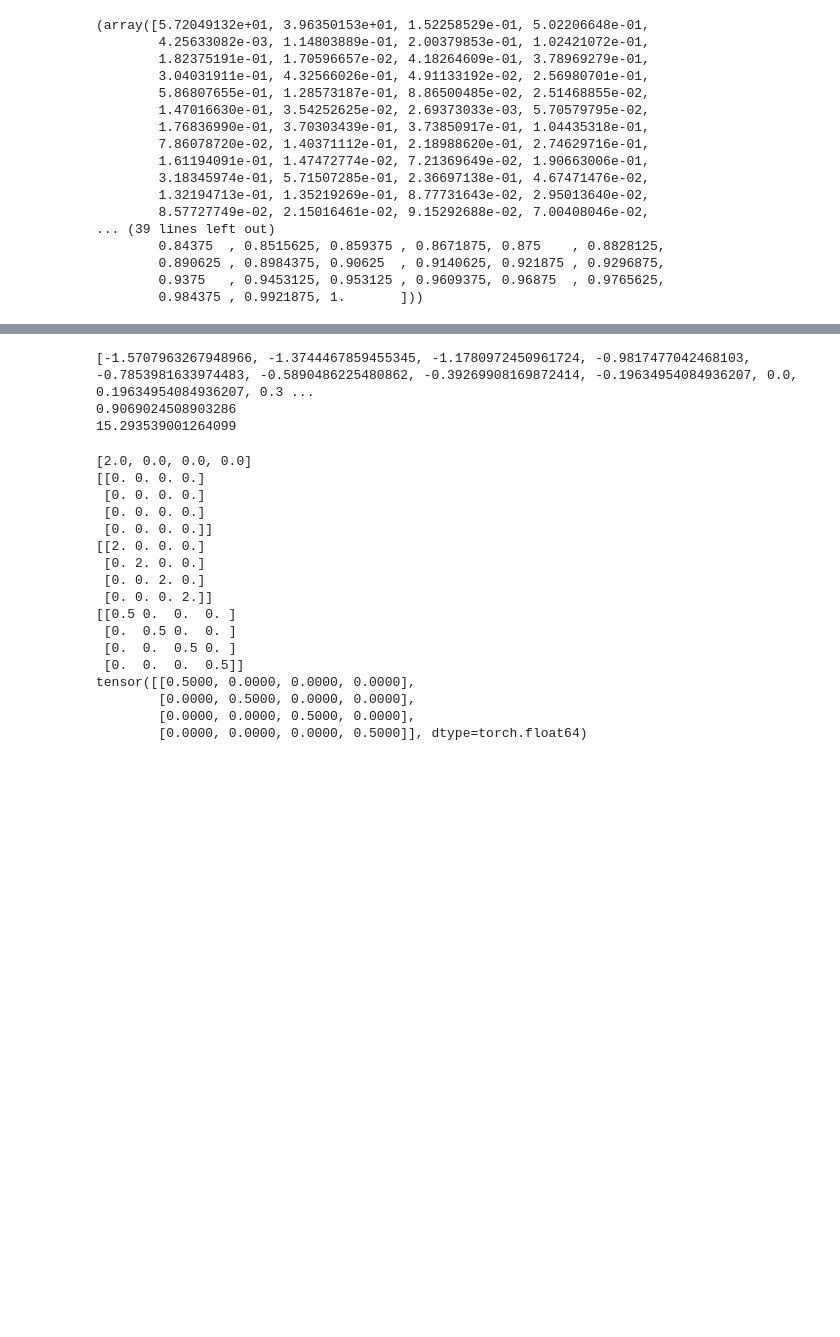
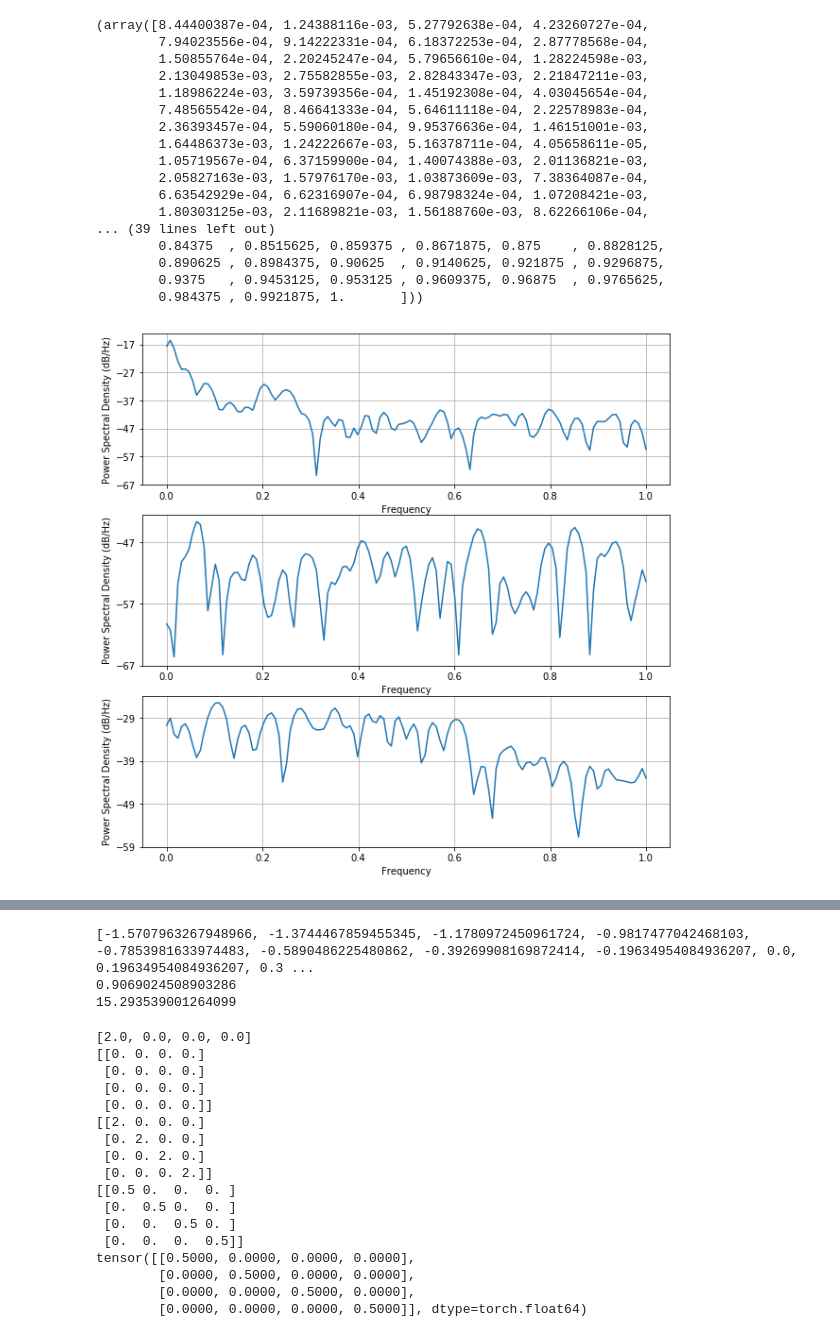
Before and after one commit to worden1/pytorch-CoopNets, a Jupyter notebook: gauss_mcmc.ipynb, the cells around one changed output, grey strips where cells are left out. Saved outputs shown, nothing was run; the diff lists cells and outputs as text; code cells hidden in the pictures; blank space fills up the shorter version.

Commit message:
mcmc补充和使用gauss仿真beta1,beta2

```diff
--- a/gauss_mcmc.ipynb
+++ b/gauss_mcmc.ipynb
@@ -26,10 +26,14 @@ def gauss_omega_mcmc_simulate(Y_0 ,langevin_step_size ,langevin_step_num ,sigma,
             cov[i][j] = c[abs(i - j)]
     inv_cov = np.linalg.inv(cov)
     inv_covariance = torch.Tensor(inv_cov)
+    #print(Y_tau)
+    #print(inv_covariance)
+    #print(Y_tau.matmul(inv_covariance))
     for i in range(langevin_step_num):
         noise = torch.randn(image_size)
         Y_tau = Y_tau - 0.5 * langevin_step_size * langevin_step_size * \
-        (2 * inv_covariance * Y_tau / sigma / sigma) + langevin_step_size * noise
+        (2 * Y_tau.matmul(inv_covariance) / sigma / sigma) + langevin_step_size * noise
+        #print(Y_tau, i)
     return Y_tau
 
 
@@ -38,7 +42,7 @@ def gauss_omega_mcmc_simulate_omega(Y_0 ,langevin_step_size ,langevin_step_num ,
     omegat = range(image_size)
     omega = [math.pi / image_size * (x - 0.5 * image_size) for x in omegat]
     #print(omega)
-    beta_omega = torch.Tensor([abs(xx ** beta / image_size ) for xx in omega])
+    beta_omega = torch.Tensor([(abs(xx) ** beta / image_size ) for xx in omega])
     #print(beta_omega)
     for i in range(langevin_step_num):
         Y_tau = Variable(Y_tau, requires_grad=True)
@@ -53,7 +57,7 @@ def gauss_omega_mcmc_simulate_omega(Y_0 ,langevin_step_size ,langevin_step_num ,
         log_pY.backward()
         #print(i, Y_tau, noise, Y_tau.grad)
         Y_tau = Y_tau + 0.5 * langevin_step_size * langevin_step_size * \
-        (Y_tau.grad) + langevin_step_size * noise
+        (Y_tau.grad / sigma / sigma) + langevin_step_size * noise
         #print(Y_tau)
     return Y_tau.data.numpy()
 #def gauss_omega_mcmc_simulate(Y_0 ,langevin_step_size ,langevin_step_num ,sigma, image_size, beta):
@@ -85,48 +89,51 @@ def gauss_omega_mcmc_simulate_omega(Y_0 ,langevin_step_size ,langevin_step_num ,
 # %%
 import pylab as plt
 langevin_step_size = 0.01
-sigma = 10
+sigma = 0.0618
 langevin_step_num = 2000
-H = 0.9
-beta = 0.1
-image_size = 200
+H = 0.99
+beta = -1.2
+image_size = 101
 
-Y_0 = sigma * torch.randn(image_size)
+Y_0 = 0.1 * sigma * torch.randn(image_size)
 Y_u0 = 0.1 * sigma * torch.rand(image_size)
 Y_u = 0.1 * sigma * torch.ones(image_size)
 
 Y_out2 = gauss_mcmc_simulate(Y_0 ,langevin_step_size ,langevin_step_num ,sigma, image_size)
-Y_out = gauss_omega_mcmc_simulate(Y_u ,langevin_step_size ,langevin_step_num ,sigma, image_size, H)
-Y_out1 = gauss_omega_mcmc_simulate_omega(Y_u ,langevin_step_size ,langevin_step_num ,sigma, image_size, beta)
+Y_out = gauss_omega_mcmc_simulate(Y_0 ,langevin_step_size ,langevin_step_num ,sigma, image_size, H)
+Y_out1 = gauss_omega_mcmc_simulate_omega(Y_0 ,langevin_step_size ,langevin_step_num ,sigma, image_size, beta)
 #print(Y_out)
 
+#print(Y_u)
+#print(Y_out)
 
 plt.figure(figsize=(10,10))
 plt.subplot(311)
 plt.psd(Y_out)
 #plt.subplot(212)
 plt.subplot(312)
 plt.psd(Y_0)
 plt.subplot(313)
 plt.psd(Y_out1)
 # %% [output]
-(array([5.72049132e+01, 3.96350153e+01, 1.52258529e-01, 5.02206648e-01,
-        4.25633082e-03, 1.14803889e-01, 2.00379853e-01, 1.02421072e-01,
-        1.82375191e-01, 1.70596657e-02, 4.18264609e-01, 3.78969279e-01,
-        3.04031911e-01, 4.32566026e-01, 4.91133192e-02, 2.56980701e-01,
-        5.86807655e-01, 1.28573187e-01, 8.86500485e-02, 2.51468855e-02,
-        1.47016630e-01, 3.54252625e-02, 2.69373033e-03, 5.70579795e-02,
-        1.76836990e-01, 3.70303439e-01, 3.73850917e-01, 1.04435318e-01,
-        7.86078720e-02, 1.40371112e-01, 2.18988620e-01, 2.74629716e-01,
-        1.61194091e-01, 1.47472774e-02, 7.21369649e-02, 1.90663006e-01,
-        3.18345974e-01, 5.71507285e-01, 2.36697138e-01, 4.67471476e-02,
-        1.32194713e-01, 1.35219269e-01, 8.77731643e-02, 2.95013640e-02,
-        8.57727749e-02, 2.15016461e-02, 9.15292688e-02, 7.00408046e-02,
+(array([8.44400387e-04, 1.24388116e-03, 5.27792638e-04, 4.23260727e-04,
+        7.94023556e-04, 9.14222331e-04, 6.18372253e-04, 2.87778568e-04,
+        1.50855764e-04, 2.20245247e-04, 5.79656610e-04, 1.28224598e-03,
+        2.13049853e-03, 2.75582855e-03, 2.82843347e-03, 2.21847211e-03,
+        1.18986224e-03, 3.59739356e-04, 1.45192308e-04, 4.03045654e-04,
+        7.48565542e-04, 8.46641333e-04, 5.64611118e-04, 2.22578983e-04,
+        2.36393457e-04, 5.59060180e-04, 9.95376636e-04, 1.46151001e-03,
+        1.64486373e-03, 1.24222667e-03, 5.16378711e-04, 4.05658611e-05,
+        1.05719567e-04, 6.37159900e-04, 1.40074388e-03, 2.01136821e-03,
+        2.05827163e-03, 1.57976170e-03, 1.03873609e-03, 7.38364087e-04,
+        6.63542929e-04, 6.62316907e-04, 6.98798324e-04, 1.07208421e-03,
+        1.80303125e-03, 2.11689821e-03, 1.56188760e-03, 8.62266106e-04,
 ... (39 lines left out)
         0.84375  , 0.8515625, 0.859375 , 0.8671875, 0.875    , 0.8828125,
         0.890625 , 0.8984375, 0.90625  , 0.9140625, 0.921875 , 0.9296875,
         0.9375   , 0.9453125, 0.953125 , 0.9609375, 0.96875  , 0.9765625,
         0.984375 , 0.9921875, 1.       ]))
+[figure, added]
 # %%
 import pylab as plt
 langevin_step_size = 0.01
```
Also changed, not shown: parts of 2 cells of this notebook.
